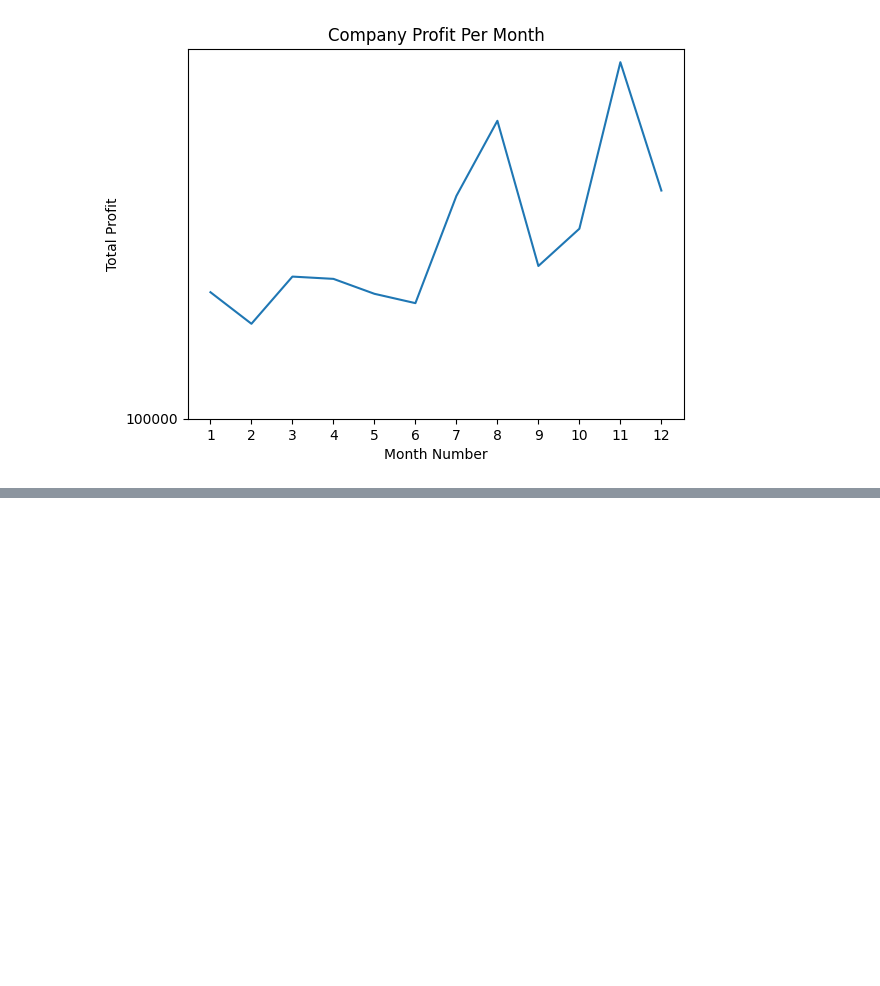
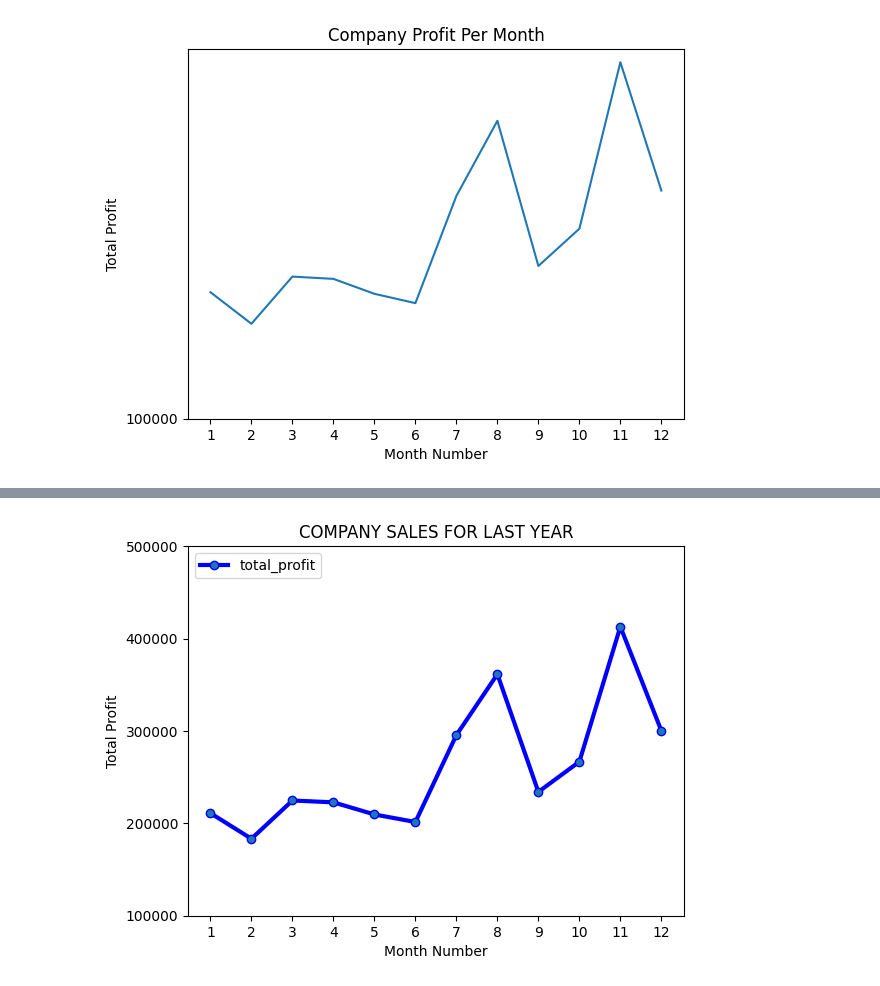
Before and after one commit to 254Bit/PythonMatplotLibExercises, a Jupyter notebook: exercise_1.ipynb, the cells around one changed output, grey strips where cells are left out. Drawn from its saved outputs; the diff is of its cells as text; code cells hidden in the pictures; blank space fills up the shorter version.

```diff
--- a/exercise_1.ipynb
+++ b/exercise_1.ipynb
@@ -38,0 +48,11 @@ plt.show
+# %%
+plt.plot('month_number', 'total_profit', data=sales_data, color='blue', marker='o', markerfacecolor ='tab:blue', linewidth=3, markersize =6)
+plt.xlabel('Month Number')
+plt.xticks(monthList)
+plt.ylabel('Total Profit')
+plt.yticks([100000, 200000, 300000, 400000, 500000])
+plt.legend(loc='upper left')
+plt.title('COMPANY SALES FOR LAST YEAR')
+plt.show()
+# %% [output]
+[figure, added]
```
Also changed, not shown: parts of 2 cells of this notebook.
